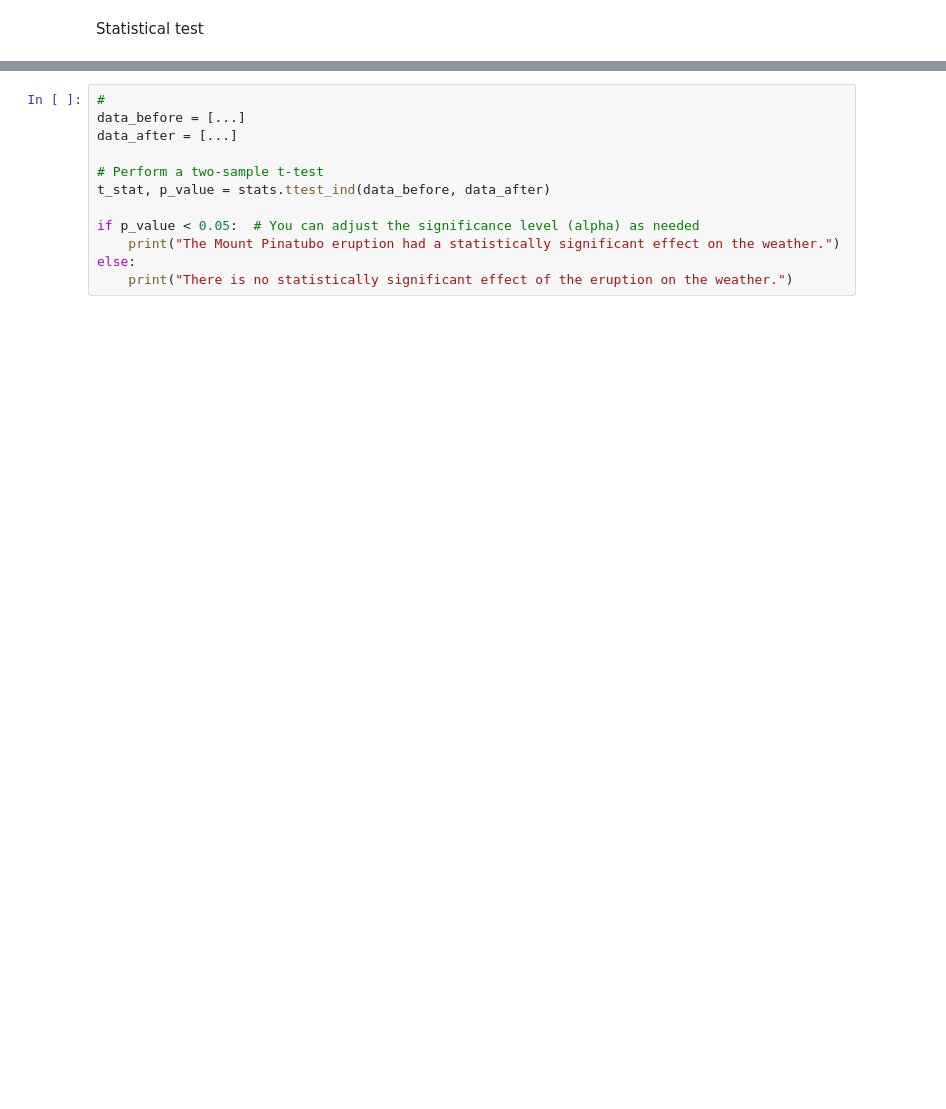
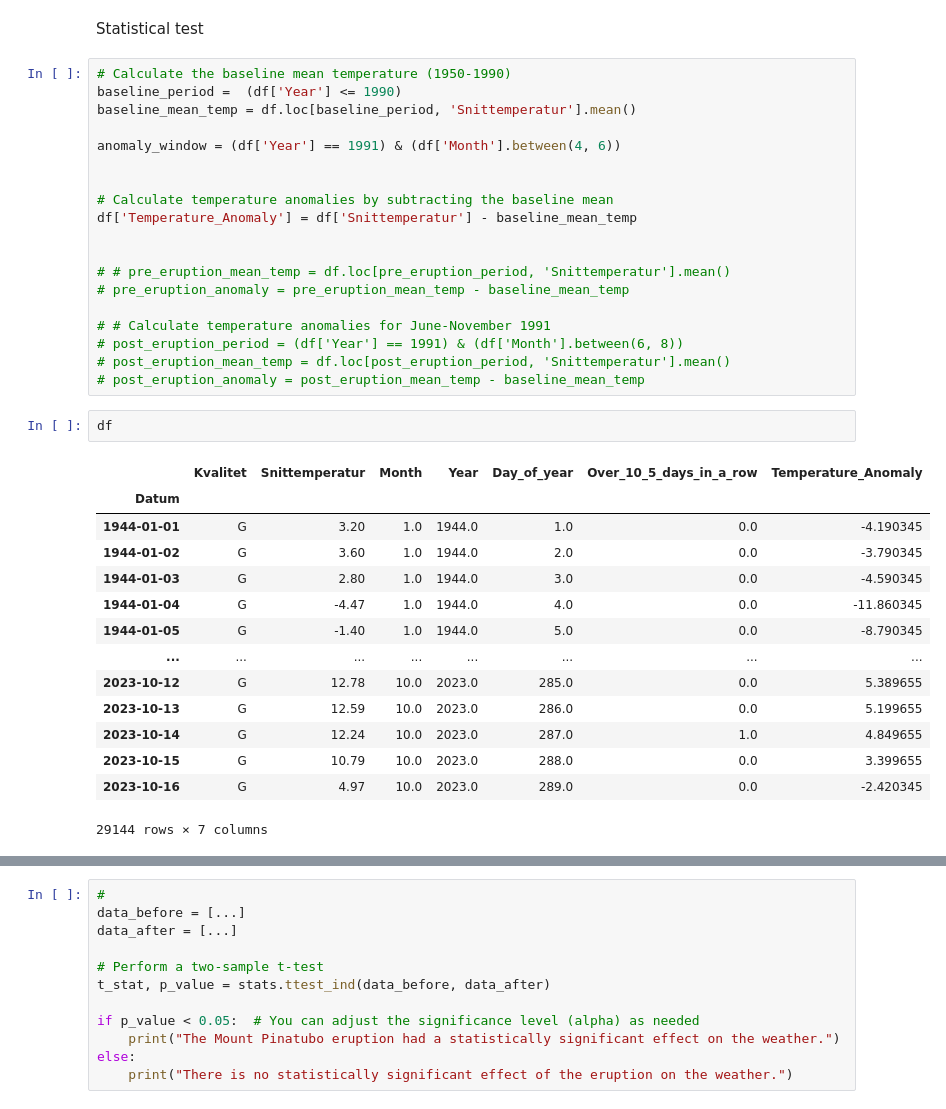
Before and after one commit to msteele919/projectwork, a Jupyter notebook: EDA/historical_events.ipynb, the cells around one changed output, grey strips where cells are left out. Drawn from its saved outputs; the diff is of its cells as text; blank space fills up the shorter version.

```diff
--- a/EDA/historical_events.ipynb
+++ b/EDA/historical_events.ipynb
@@ -166,2 +173,38 @@ plt.show()
 # %% [markdown]
 Statistical test
+# %%
+# Calculate the baseline mean temperature (1950-1990)
+baseline_period =  (df['Year'] <= 1990)
+baseline_mean_temp = df.loc[baseline_period, 'Snittemperatur'].mean()
+
+anomaly_window = (df['Year'] == 1991) & (df['Month'].between(4, 6))
+
+
+# Calculate temperature anomalies by subtracting the baseline mean
+df['Temperature_Anomaly'] = df['Snittemperatur'] - baseline_mean_temp
+
+
+# # pre_eruption_mean_temp = df.loc[pre_eruption_period, 'Snittemperatur'].mean()
+# pre_eruption_anomaly = pre_eruption_mean_temp - baseline_mean_temp
+
+# # Calculate temperature anomalies for June-November 1991
+# post_eruption_period = (df['Year'] == 1991) & (df['Month'].between(6, 8))
+# post_eruption_mean_temp = df.loc[post_eruption_period, 'Snittemperatur'].mean()
+# post_eruption_anomaly = post_eruption_mean_temp - baseline_mean_temp
+# %%
+df
+# %% [output]
+|  | Kvalitet | Snittemperatur | Month | Year | Day_of_year | Over_10_5_days_in_a_row | Temperature_Anomaly |
+| Datum |  |  |  |  |  |  |  |
+| 1944-01-01 | G | 3.20 | 1.0 | 1944.0 | 1.0 | 0.0 | -4.190345 |
+| 1944-01-02 | G | 3.60 | 1.0 | 1944.0 | 2.0 | 0.0 | -3.790345 |
+| 1944-01-03 | G | 2.80 | 1.0 | 1944.0 | 3.0 | 0.0 | -4.590345 |
+| 1944-01-04 | G | -4.47 | 1.0 | 1944.0 | 4.0 | 0.0 | -11.860345 |
+| 1944-01-05 | G | -1.40 | 1.0 | 1944.0 | 5.0 | 0.0 | -8.790345 |
+| ... | ... | ... | ... | ... | ... | ... | ... |
+| 2023-10-12 | G | 12.78 | 10.0 | 2023.0 | 285.0 | 0.0 | 5.389655 |
+| 2023-10-13 | G | 12.59 | 10.0 | 2023.0 | 286.0 | 0.0 | 5.199655 |
+| 2023-10-14 | G | 12.24 | 10.0 | 2023.0 | 287.0 | 1.0 | 4.849655 |
+| 2023-10-15 | G | 10.79 | 10.0 | 2023.0 | 288.0 | 0.0 | 3.399655 |
+| 2023-10-16 | G | 4.97 | 10.0 | 2023.0 | 289.0 | 0.0 | -2.420345 |
+29144 rows × 7 columns
```
Also changed, not shown: parts of 7 cells of this notebook.
